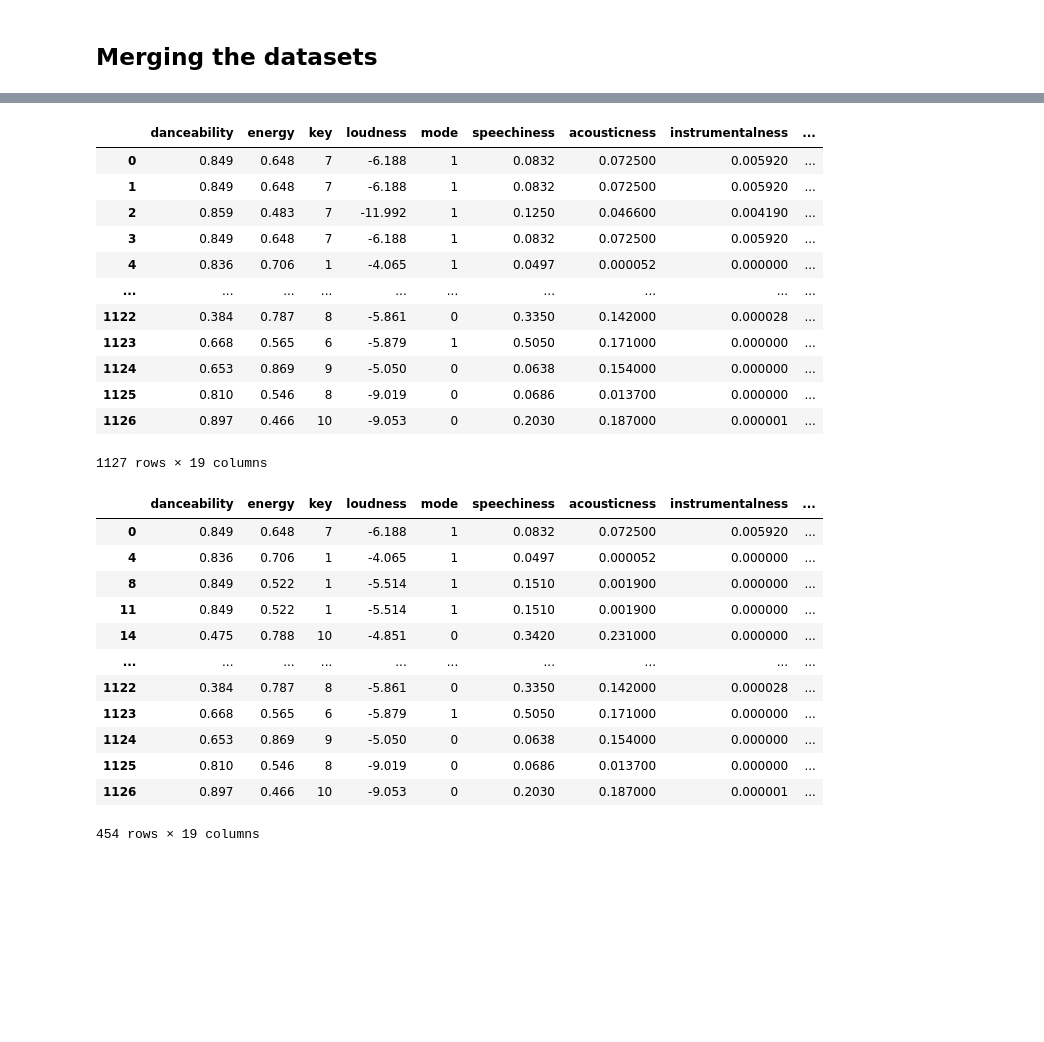
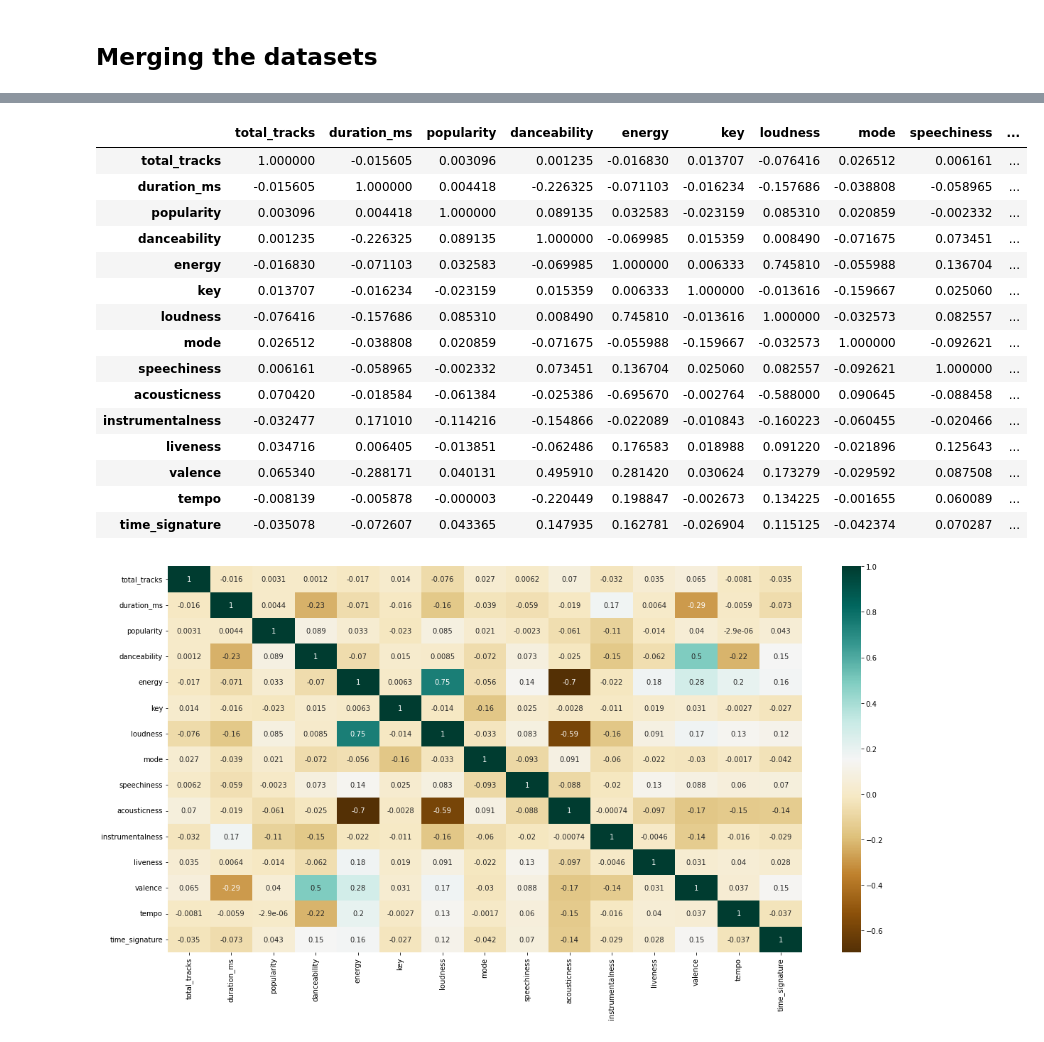
Before and after one commit to pradyumn5000/DSAI_Project, a Jupyter notebook: DSAI_Proj.ipynb, the cells around one changed output, grey strips where cells are left out. Saved outputs shown, nothing was run; the diff lists cells and outputs as text; code cells hidden in the pictures; blank space fills up the shorter version.

```diff
--- a/DSAI_Proj.ipynb
+++ b/DSAI_Proj.ipynb
@@ -38,8 +41,7 @@ from collections import Counter
 import time
 # %%
 #Importing Datasets
-song_data = pd.read_csv('genres_v2.csv')
+song_data = pd.read_csv('song_datas.csv')
 lyric_data = pd.read_csv('lyrics-data.csv')
-id_data = pd.read_csv('songs.csv')
 song_data
 # %% [output]
@@ -152,18 +117,7 @@ Data columns (total 39 columns):
 # Dropping uneccessary columns
 lyric_data = lyric_data.drop(['SLink'], axis = 1)
 
-song_data = song_data.drop(['type', 'id', 'uri', 'track_href', 'analysis_url',
-       'time_signature', 'Unnamed: 0', 'title'], axis = 1)
-
-id_data = id_data.drop(['timesignature_confidence', 'tempo', 'loudness',
-       'tempo_confidence', 'key_confidence', 'energy', 'pitch',
-       'timbre_0_min', 'timbre_0_max', 'timbre_1_min', 'timbre_1_max',
-       'timbre_2_min', 'timbre_2_max', 'timbre_3_min', 'timbre_3_max',
-       'timbre_4_min', 'timbre_4_max', 'timbre_5_min', 'timbre_5_max',
-       'timbre_6_min', 'timbre_6_max', 'timbre_7_min', 'timbre_7_max',
-       'timbre_8_min', 'timbre_8_max', 'timbre_9_min', 'timbre_9_max',
-       'timbre_10_min', 'timbre_10_max', 'timbre_11_min', 'timbre_11_max',
-       'Top10', 'year', 'key', 'timesignature'], axis = 1)
+song_data = song_data.drop(['type', 'uri', 'track_href', 'analysis_url', 'artists', 'id'], axis = 1)
 
 lyric_data.info()
 # %% [output]
@@ -343,0 +278,5 @@ temp_id['artistname'] = id_data['artistname'].str.lower()
+# %%
+# Creating a temp df for song_data do that the song_name and artist_name match
+temp_song = song_data
+temp_song['name.1'] = temp_song['name.1'].str.lower()
+temp_song.head(5)
@@ -346,7 +293,7 @@ temp_id['artistname'] = id_data['artistname'].str.lower()
 # %%
 #Using the Song id as the key for merging the datasets
 
-data = song_data.merge(temp_id, left_on = ['song_name'], right_on = ['songtitle'],how='inner').drop(['songtitle'], axis = 1)
+data = temp_song.merge(lyric_data, left_on = ['name.2','name.1'], right_on = ['SName','ALink'],how='inner').drop(['SName','ALink'], axis = 1)
 data.info()
 # %% [output]
 <class 'pandas.core.frame.DataFrame'>
@@ -406,32 +356,23 @@ memory usage: 176.1+ KB
 # %%
-data
+plt.figure(figsize=(20,10))
+c = comp_data.corr()
+sns.heatmap(c,cmap='BrBG',annot=True)
+c
 # %% [output]
-|  | danceability | energy | key | loudness | mode | speechiness | acousticness | instrumentalness | ... |
-| 0 | 0.849 | 0.648 | 7 | -6.188 | 1 | 0.0832 | 0.072500 | 0.005920 | ... |
-| 1 | 0.849 | 0.648 | 7 | -6.188 | 1 | 0.0832 | 0.072500 | 0.005920 | ... |
-| 2 | 0.859 | 0.483 | 7 | -11.992 | 1 | 0.1250 | 0.046600 | 0.004190 | ... |
-| 3 | 0.849 | 0.648 | 7 | -6.188 | 1 | 0.0832 | 0.072500 | 0.005920 | ... |
-| 4 | 0.836 | 0.706 | 1 | -4.065 | 1 | 0.0497 | 0.000052 | 0.000000 | ... |
-| ... | ... | ... | ... | ... | ... | ... | ... | ... | ... |
-| 1122 | 0.384 | 0.787 | 8 | -5.861 | 0 | 0.3350 | 0.142000 | 0.000028 | ... |
-| 1123 | 0.668 | 0.565 | 6 | -5.879 | 1 | 0.5050 | 0.171000 | 0.000000 | ... |
-| 1124 | 0.653 | 0.869 | 9 | -5.050 | 0 | 0.0638 | 0.154000 | 0.000000 | ... |
-| 1125 | 0.810 | 0.546 | 8 | -9.019 | 0 | 0.0686 | 0.013700 | 0.000000 | ... |
-| 1126 | 0.897 | 0.466 | 10 | -9.053 | 0 | 0.2030 | 0.187000 | 0.000001 | ... |
+|  | total_tracks | duration_ms | popularity | danceability | energy | key | loudness | mode | speechiness | ... |
+| total_tracks | 1.000000 | -0.015605 | 0.003096 | 0.001235 | -0.016830 | 0.013707 | -0.076416 | 0.026512 | 0.006161 | ... |
+| duration_ms | -0.015605 | 1.000000 | 0.004418 | -0.226325 | -0.071103 | -0.016234 | -0.157686 | -0.038808 | -0.058965 | ... |
+| popularity | 0.003096 | 0.004418 | 1.000000 | 0.089135 | 0.032583 | -0.023159 | 0.085310 | 0.020859 | -0.002332 | ... |
+| danceability | 0.001235 | -0.226325 | 0.089135 | 1.000000 | -0.069985 | 0.015359 | 0.008490 | -0.071675 | 0.073451 | ... |
+| energy | -0.016830 | -0.071103 | 0.032583 | -0.069985 | 1.000000 | 0.006333 | 0.745810 | -0.055988 | 0.136704 | ... |
+| key | 0.013707 | -0.016234 | -0.023159 | 0.015359 | 0.006333 | 1.000000 | -0.013616 | -0.159667 | 0.025060 | ... |
+| loudness | -0.076416 | -0.157686 | 0.085310 | 0.008490 | 0.745810 | -0.013616 | 1.000000 | -0.032573 | 0.082557 | ... |
+| mode | 0.026512 | -0.038808 | 0.020859 | -0.071675 | -0.055988 | -0.159667 | -0.032573 | 1.000000 | -0.092621 | ... |
+| speechiness | 0.006161 | -0.058965 | -0.002332 | 0.073451 | 0.136704 | 0.025060 | 0.082557 | -0.092621 | 1.000000 | ... |
+| acousticness | 0.070420 | -0.018584 | -0.061384 | -0.025386 | -0.695670 | -0.002764 | -0.588000 | 0.090645 | -0.088458 | ... |
+| instrumentalness | -0.032477 | 0.171010 | -0.114216 | -0.154866 | -0.022089 | -0.010843 | -0.160223 | -0.060455 | -0.020466 | ... |
+| liveness | 0.034716 | 0.006405 | -0.013851 | -0.062486 | 0.176583 | 0.018988 | 0.091220 | -0.021896 | 0.125643 | ... |
+| valence | 0.065340 | -0.288171 | 0.040131 | 0.495910 | 0.281420 | 0.030624 | 0.173279 | -0.029592 | 0.087508 | ... |
+| tempo | -0.008139 | -0.005878 | -0.000003 | -0.220449 | 0.198847 | -0.002673 | 0.134225 | -0.001655 | 0.060089 | ... |
+| time_signature | -0.035078 | -0.072607 | 0.043365 | 0.147935 | 0.162781 | -0.026904 | 0.115125 | -0.042374 | 0.070287 | ... |
-1127 rows × 19 columns
+[figure, added]
-# %%
-data.drop_duplicates(subset=['songID'], keep='first', inplace=False, ignore_index=False)
-# %% [output]
-|  | danceability | energy | key | loudness | mode | speechiness | acousticness | instrumentalness | ... |
-| 0 | 0.849 | 0.648 | 7 | -6.188 | 1 | 0.0832 | 0.072500 | 0.005920 | ... |
-| 4 | 0.836 | 0.706 | 1 | -4.065 | 1 | 0.0497 | 0.000052 | 0.000000 | ... |
-| 8 | 0.849 | 0.522 | 1 | -5.514 | 1 | 0.1510 | 0.001900 | 0.000000 | ... |
-| 11 | 0.849 | 0.522 | 1 | -5.514 | 1 | 0.1510 | 0.001900 | 0.000000 | ... |
-| 14 | 0.475 | 0.788 | 10 | -4.851 | 0 | 0.3420 | 0.231000 | 0.000000 | ... |
-| ... | ... | ... | ... | ... | ... | ... | ... | ... | ... |
-| 1122 | 0.384 | 0.787 | 8 | -5.861 | 0 | 0.3350 | 0.142000 | 0.000028 | ... |
-| 1123 | 0.668 | 0.565 | 6 | -5.879 | 1 | 0.5050 | 0.171000 | 0.000000 | ... |
-| 1124 | 0.653 | 0.869 | 9 | -5.050 | 0 | 0.0638 | 0.154000 | 0.000000 | ... |
-| 1125 | 0.810 | 0.546 | 8 | -9.019 | 0 | 0.0686 | 0.013700 | 0.000000 | ... |
-| 1126 | 0.897 | 0.466 | 10 | -9.053 | 0 | 0.2030 | 0.187000 | 0.000001 | ... |
-454 rows × 19 columns
```
Also changed, not shown: parts of 18 cells of this notebook, 1 other file.
